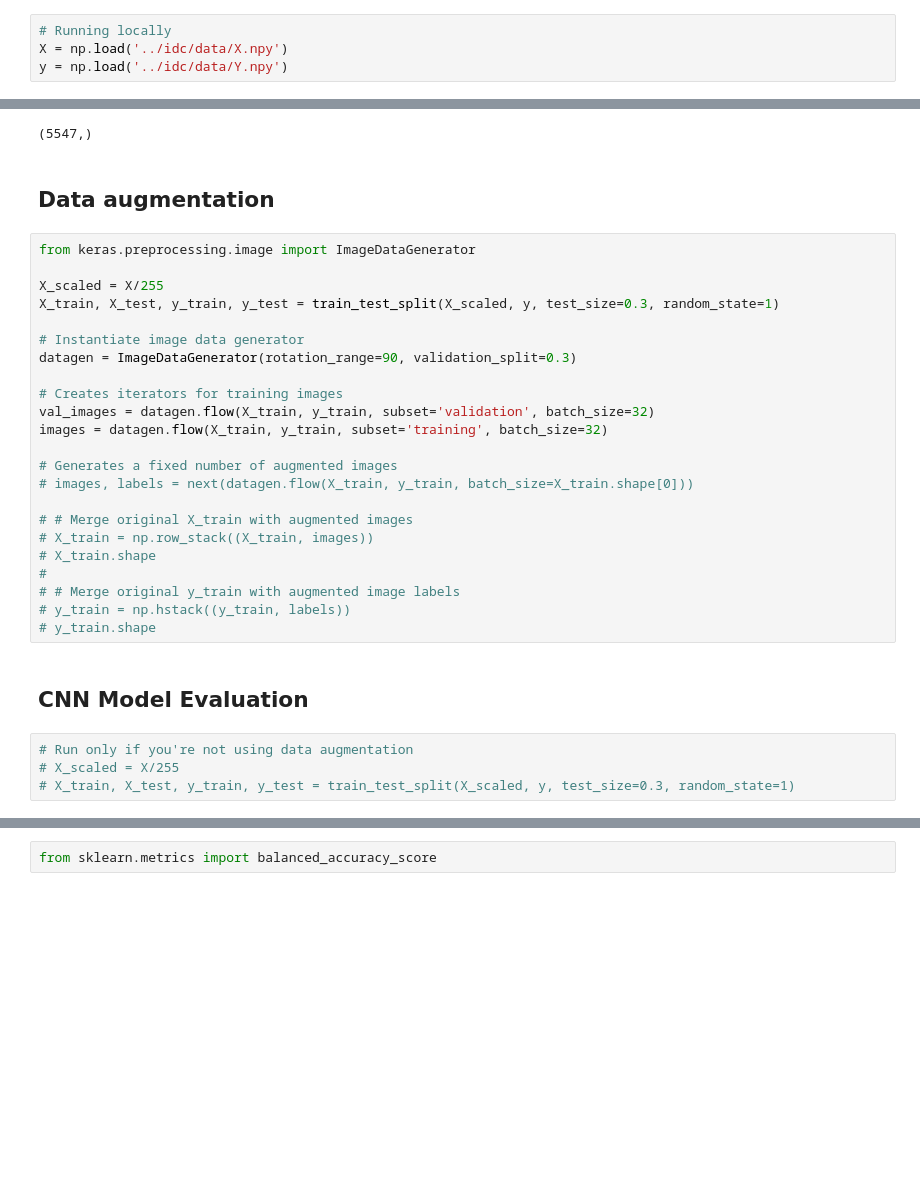
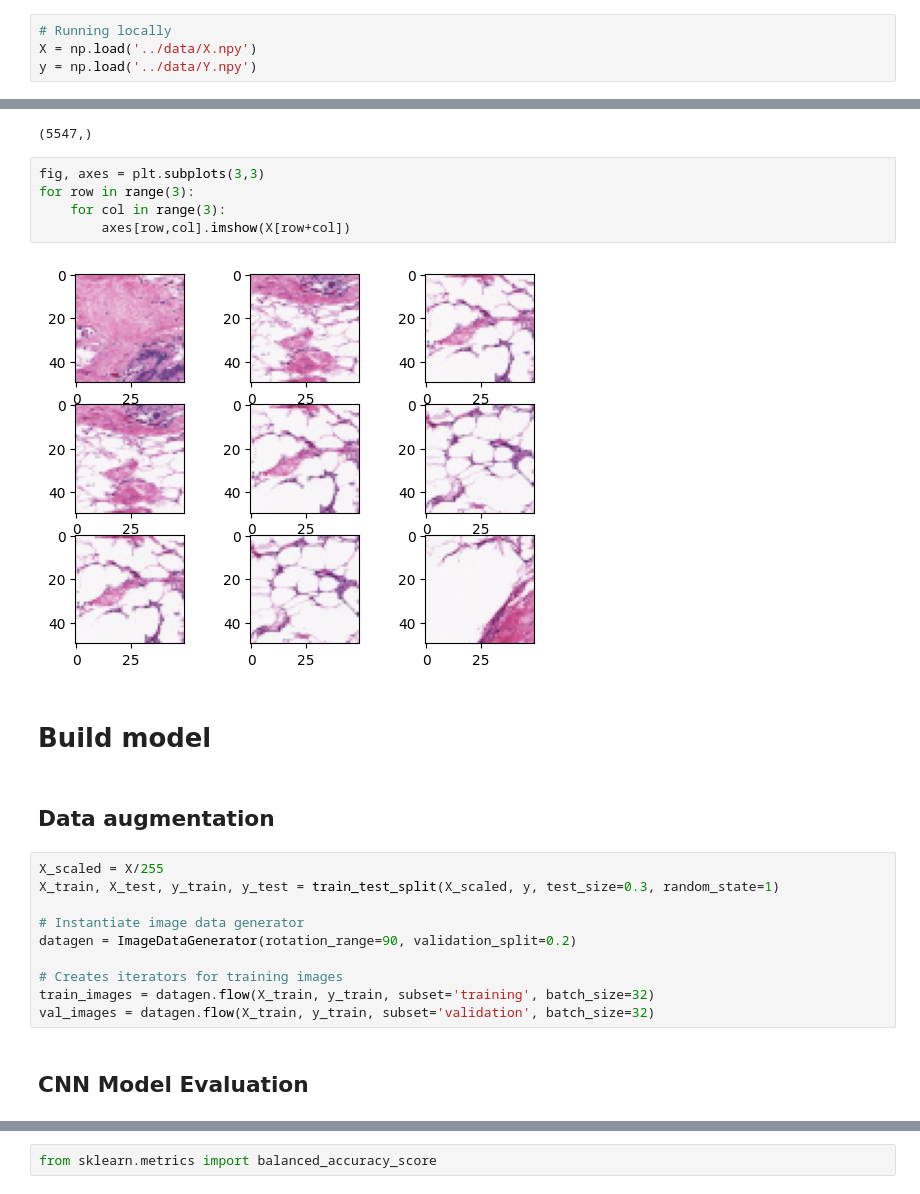
Before and after one commit to elizabeth-feldeverd/idc-backend, a Jupyter notebook: notebooks/final_models.ipynb, the cells around one changed output, grey strips where cells are left out. Drawn from its saved outputs; the diff is of its cells as text; blank space fills up the shorter version.

```diff
--- a/notebooks/final_models.ipynb
+++ b/notebooks/final_models.ipynb
@@ -24,4 +24,4 @@ from keras.models import load_model
 # %%
 # Running locally
-X = np.load('../idc/data/X.npy')
-y = np.load('../idc/data/Y.npy')
+X = np.load('../data/X.npy')
+y = np.load('../data/Y.npy')
@@ -37,35 +33,27 @@ X.shape
 y.shape
 # %% [output]
 (5547,)
+# %%
+fig, axes = plt.subplots(3,3)
+for row in range(3):
+    for col in range(3):
+        axes[row,col].imshow(X[row+col])
+# %% [output]
+[figure, added]
+# %% [markdown]
+# Build model
 # %% [markdown]
 ## Data augmentation
 # %%
-from keras.preprocessing.image import ImageDataGenerator
-
 X_scaled = X/255
 X_train, X_test, y_train, y_test = train_test_split(X_scaled, y, test_size=0.3, random_state=1)
 
 # Instantiate image data generator
-datagen = ImageDataGenerator(rotation_range=90, validation_split=0.3)
+datagen = ImageDataGenerator(rotation_range=90, validation_split=0.2)
 
 # Creates iterators for training images
+train_images = datagen.flow(X_train, y_train, subset='training', batch_size=32)
 val_images = datagen.flow(X_train, y_train, subset='validation', batch_size=32)
-images = datagen.flow(X_train, y_train, subset='training', batch_size=32)
-
-# Generates a fixed number of augmented images
-# images, labels = next(datagen.flow(X_train, y_train, batch_size=X_train.shape[0]))
-
-# # Merge original X_train with augmented images
-# X_train = np.row_stack((X_train, images))
-# X_train.shape
-#
-# # Merge original y_train with augmented image labels
-# y_train = np.hstack((y_train, labels))
-# y_train.shape
 # %% [markdown]
 ## CNN Model Evaluation
-# %%
-# Run only if you're not using data augmentation
-# X_scaled = X/255
-# X_train, X_test, y_train, y_test = train_test_split(X_scaled, y, test_size=0.3, random_state=1)
 # %%
```
Also changed, not shown: parts of 30 cells of this notebook, 2 other files.
